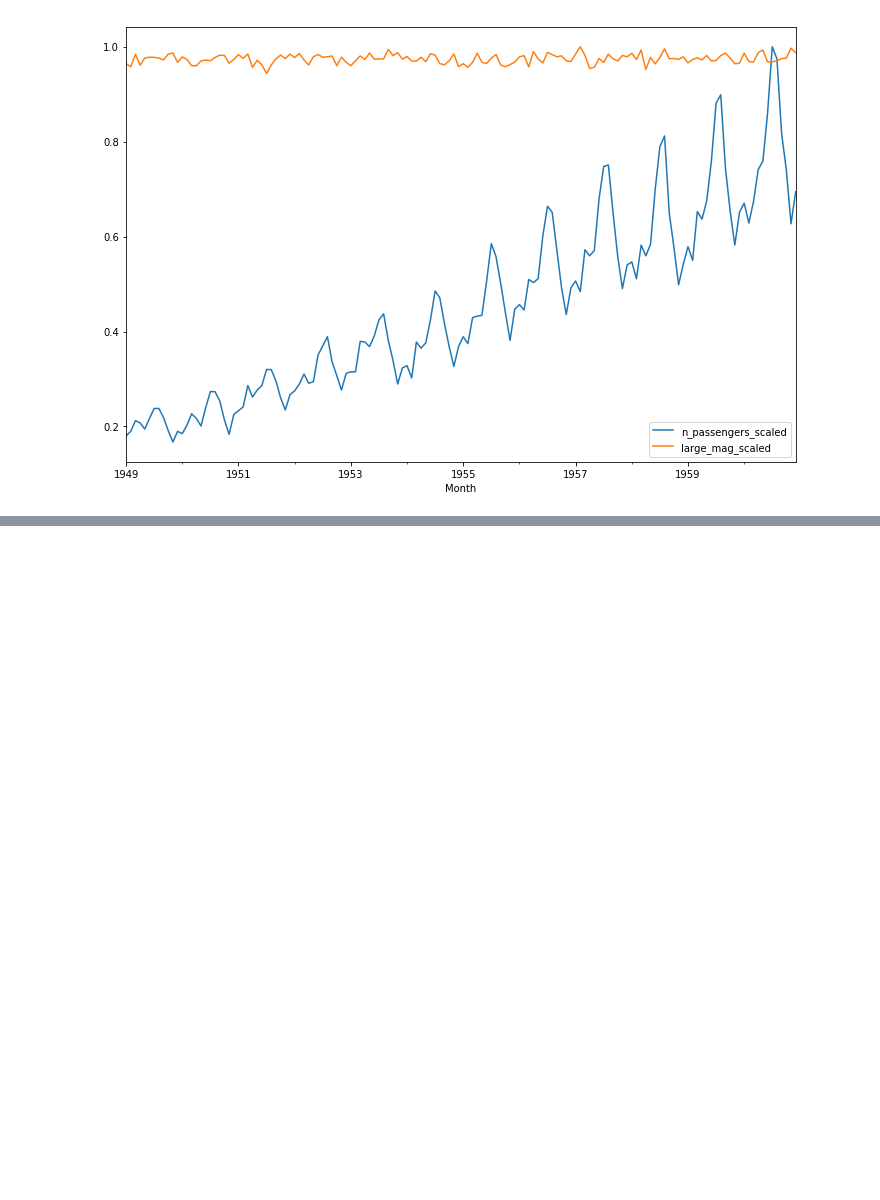
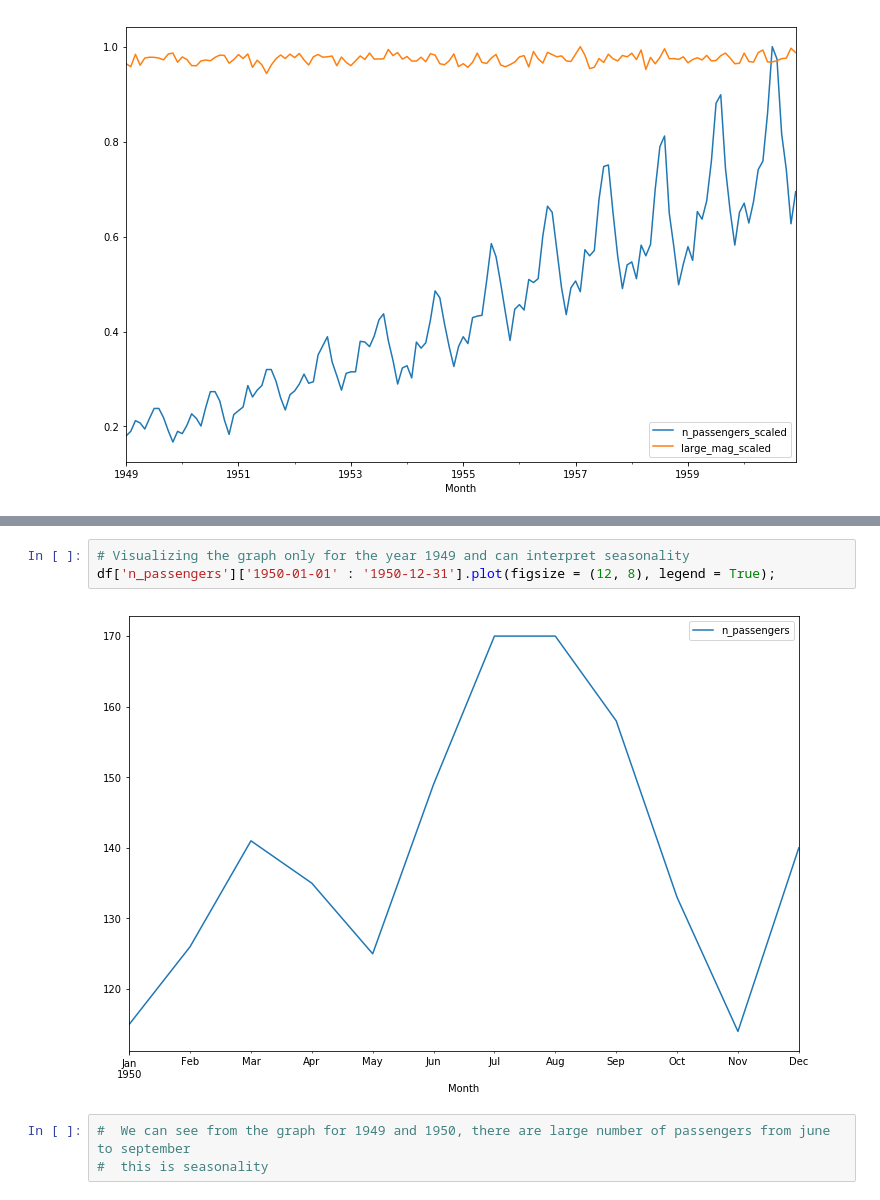
Before and after one commit to mahesh-keswani/ML-DL-FromBasicsToAdvance, a Jupyter notebook: pandas_basics/time_series_data_with_pandas.ipynb, the cells around one changed output, grey strips where cells are left out. Saved outputs shown, nothing was run; the diff lists cells and outputs as text; blank space fills up the shorter version.

```diff
--- a/pandas_basics/time_series_data_with_pandas.ipynb
+++ b/pandas_basics/time_series_data_with_pandas.ipynb
@@ -459,0 +472,8 @@ df[ ['n_passengers_scaled', 'large_mag_scaled'] ].plot(legend = True, figsize =
+# %%
+# Visualizing the graph only for the year 1949 and can interpret seasonality
+df['n_passengers']['1950-01-01' : '1950-12-31'].plot(figsize = (12, 8), legend = True);
+# %% [output]
+[figure, added]
+# %%
+#  We can see from the graph for 1949 and 1950, there are large number of passengers from june to september
+#  this is seasonality
```
Also changed, not shown: parts of 3 cells of this notebook.
